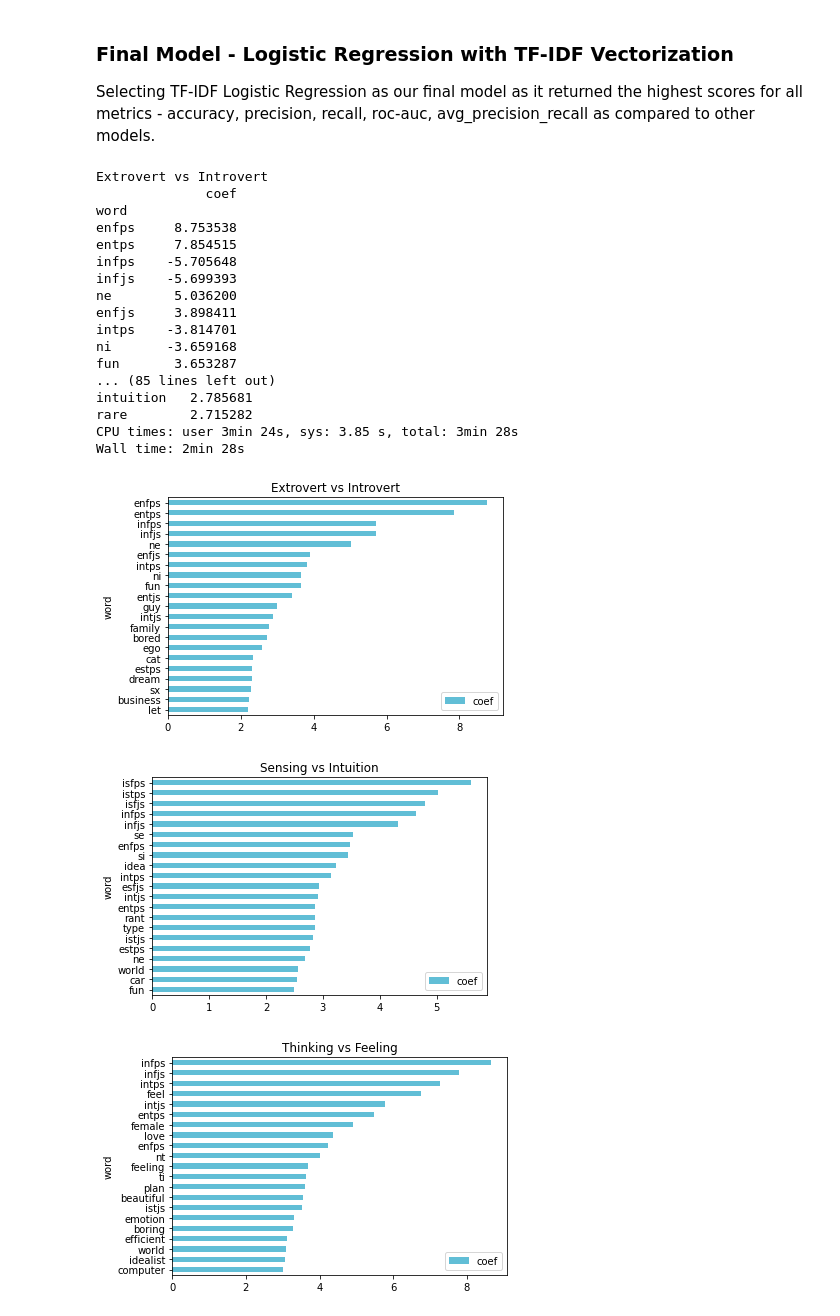
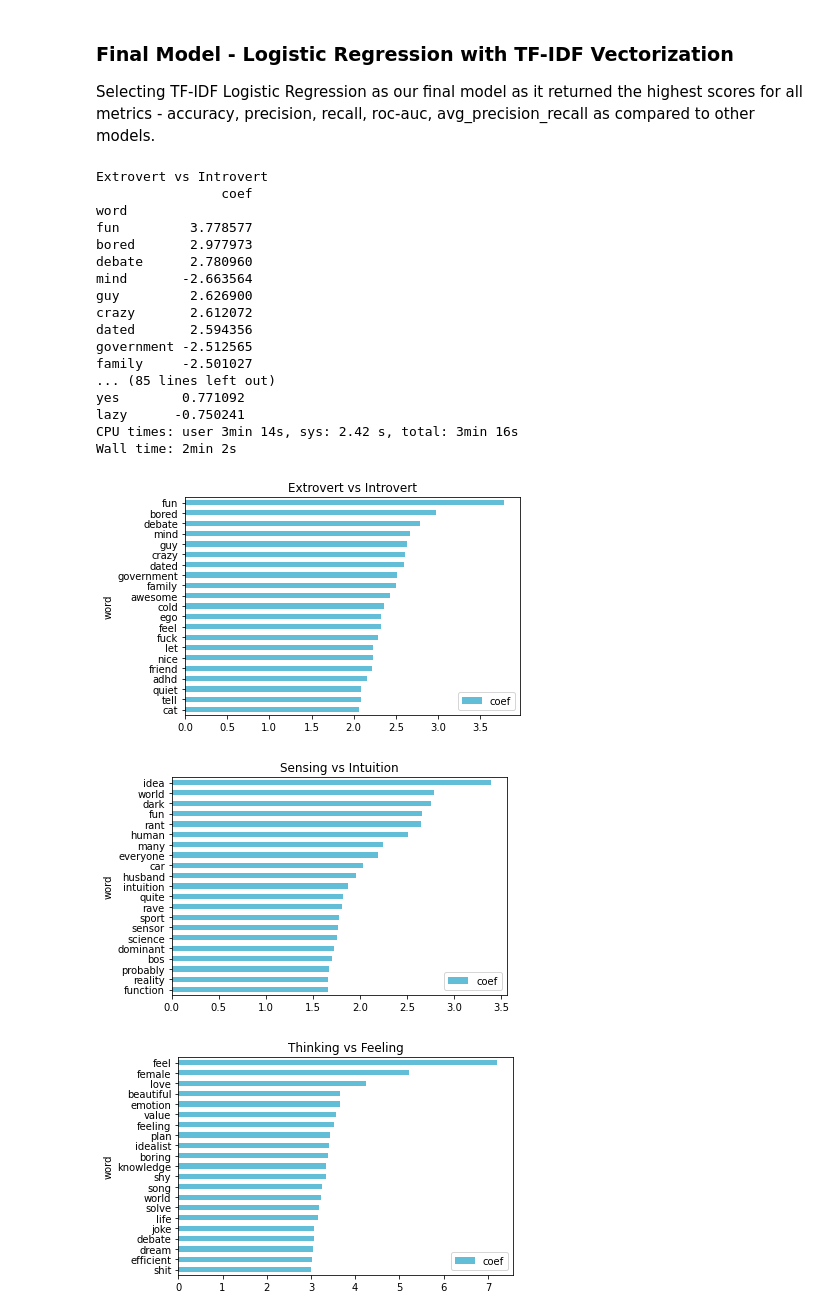
Before and after one commit to devinaa1604/Myers_Briggs_Personality_Predictor, a Jupyter notebook: Final_ipynb copy/5. ML_Models.ipynb, the cells around one changed output. Saved outputs shown, nothing was run; the diff lists cells and outputs as text; code cells hidden in the pictures.

```diff
--- a/Final_ipynb copy/5. ML_Models.ipynb
+++ b/Final_ipynb copy/5. ML_Models.ipynb
@@ -80,5 +78,5 @@ from joblib import dump
 # %%
-df_path = Path("../Project-2/Final_ipynb/Resources/df_train.csv")
+df_path = Path("/Users/devinaamangal/Project-2/Final_ipynb/Resources/df_train.csv")
 df_train = pd.read_csv(df_path, index_col=["type"])
 df_train.head()
 # %% [output]
@@ -169,6 +169,14 @@ print(y.shape)
 # %% [output]
 (8674, 15)
 (8674, 4)
+# %%
+additional_stopwords = [
+    "hey","hello",'enfps','entps','infps','infjs','ne','enfjs','intps','ni','entjs','intjs','estps','isfps','istps',
+    'isfjs','infps','infjs','se','enfps','si','intps','esfjs','intjs','entps','istjs','estps','ne','infps','infjs',
+    'intps','intjs','entps','enfps','nt','ti','istjs','infjs','infps','intjs','ni','intps','entps','ne','istps','enfps',
+    'isfjs','fi','fe','istjs','sx','ha','anime','type','perc','xd','hahaha','estjs','sp','lol','jawz','mbti','sj','nf','yo'
+    'hsp','hitler'
+]
 # %%
 counts_n_scores = [
 #     "text",
@@ -197,7 +205,7 @@ preprocesser_tf = ColumnTransformer(
     transformers=[
         (
             "tfidf",
-            TfidfVectorizer(min_df=25, max_df=0.85, stop_words="english"),
+            TfidfVectorizer(min_df=25, max_df=0.85, stop_words=additional_stopwords),
             "text",
         ),
         ("selectbest", best_k_features, counts_n_scores),
@@ -210,7 +218,7 @@ preprocesser_ct = ColumnTransformer(
     transformers=[
         (
             "ct_vect",
-            CountVectorizer(min_df=25, max_df=0.85, stop_words="english"),
+            CountVectorizer(min_df=25, max_df=0.85, stop_words=additional_stopwords),
             "text",
         ),
         ("selectbest", best_k_features, counts_n_scores),
@@ -582,50 +590,47 @@ for col in y.columns:
 
     print(f"\n{mbti_type[col]}")
 
     target = y[col]
 
     tfidf_logistic_regression = imb_make_pipeline(
         preprocesser_tf,
         RandomUnderSampler(),
         LogisticRegressionCV()
     )
 
     # training the data on entire dataset
     tfidf_logistic_regression.fit(X, target)
 
     # feature importance
     coef = tfidf_logistic_regression[-1].coef_[0]
     word = tfidf_logistic_regression[0].named_transformers_["tfidf"].get_feature_names()
     word_list = list(zip(word, coef))
     result = pd.DataFrame(word_list, columns=["word", "coef"]).set_index("word")
     result = result.reindex(result.coef.abs().sort_values(ascending=False).index)[0:21]
     print(result)
 
     # plotting feature importance
     result["coef"] = result["coef"].apply(lambda x: abs(x))
     result.sort_values("coef", inplace=True)
     result.plot(kind="barh", color="#61BED6", title=mbti_type[col])
-
-    # saving the model
-    dump(tfidf_logistic_regression, f"clf_{col}.joblib")
 # %% [output]
 Extrovert vs Introvert
-              coef
+                coef
 word
-enfps     8.753538
-entps     7.854515
-infps    -5.705648
-infjs    -5.699393
-ne        5.036200
-enfjs     3.898411
-intps    -3.814701
-ni       -3.659168
-fun       3.653287
+fun         3.778577
+bored       2.977973
+debate      2.780960
+mind       -2.663564
+guy         2.626900
+crazy       2.612072
+dated       2.594356
+government -2.512565
+family     -2.501027
 ... (85 lines left out)
-intuition   2.785681
-rare        2.715282
-CPU times: user 3min 24s, sys: 3.85 s, total: 3min 28s
-Wall time: 2min 28s
+yes        0.771092
+lazy      -0.750241
+CPU times: user 3min 14s, sys: 2.42 s, total: 3min 16s
+Wall time: 2min 2s
-[figure, old version]
+[figure, new version]
-[figure, old version]
+[figure, new version]
-[figure, old version]
+[figure, new version]
```
Also changed, not shown: parts of 6 cells of this notebook, 3 other files.
